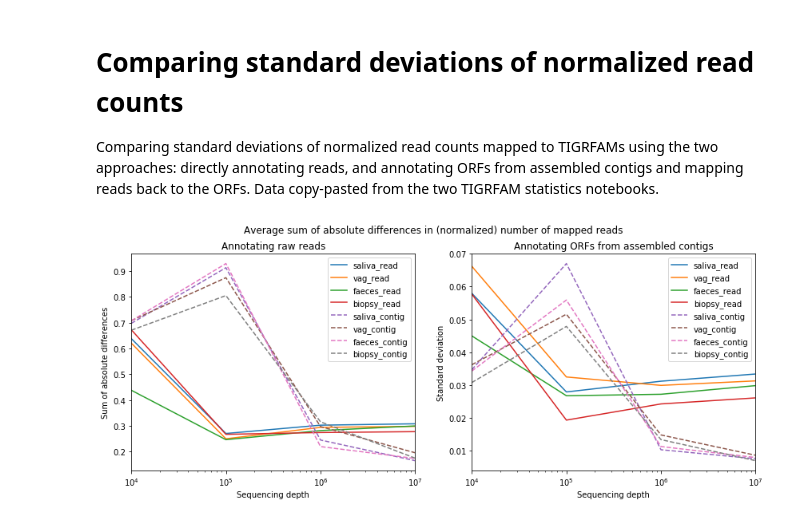
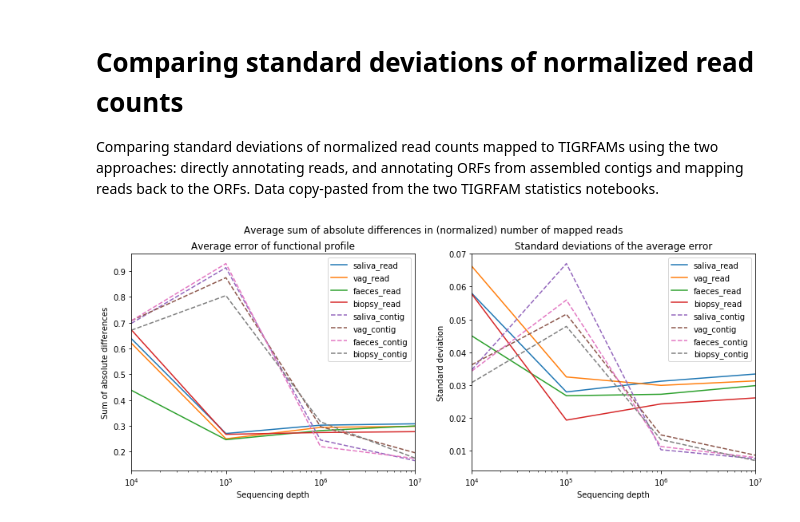
Before and after one commit to ctmrbio/estimate_seq_depth_notebooks, a Jupyter notebook: Prop_reads_mapped_to_orfs.ipynb, the cells around one changed output. Drawn from its saved outputs; the diff is of its cells as text; code cells hidden in the pictures.

Commit message:
Fix subplot titles

```diff
--- a/Prop_reads_mapped_to_orfs.ipynb
+++ b/Prop_reads_mapped_to_orfs.ipynb
@@ -116,24 +116,24 @@ contigs_data ={
 # %%
 fig, (ax1, ax2) = plt.subplots(1, 2, figsize=(14,5))
 
 for sample_type, df in reads_data.items():
     df.plot("Seq_depth", "Sum_of_differences", logx=True, ax=ax1, label=sample_type+"_read")
     df.plot("Seq_depth", "Stdev", logx=True, ax=ax2, label=sample_type+"_read")
 
 for sample_type, df in contigs_data.items():
     df.plot("Seq_depth", "Sum_of_differences", logx=True, ax=ax1, style="--", label=sample_type+"_contig")
     df.plot("Seq_depth", "Stdev", logx=True, ax=ax2, style="--", label=sample_type+"_contig")
 
 fig.suptitle("Average sum of absolute differences in (normalized) number of mapped reads")
-ax1.set_title("Annotating raw reads")
+ax1.set_title("Average error of functional profile")
 ax1.set_ylabel("Sum of absolute differences")
 ax1.set_xlabel("Sequencing depth")
 
-ax2.set_title("Annotating ORFs from assembled contigs")
+ax2.set_title("Standard deviations of the average error")
 ax2.set_ylabel("Standard deviation")
 ax2.set_xlabel("Sequencing depth")
 
 fig.savefig("tigrfam_assembled_orfs/comparison_raw_reads_assembled_orfs.png", bbox_inches='tight')
 fig.savefig("tigrfam_assembled_orfs/comparison_raw_reads_assembled_orfs.pdf", bbox_inches='tight')
 # %% [output]
-[figure, old version]
+[figure, new version]
```
Also changed, not shown: parts of 1 cell of this notebook, 4 other files.
